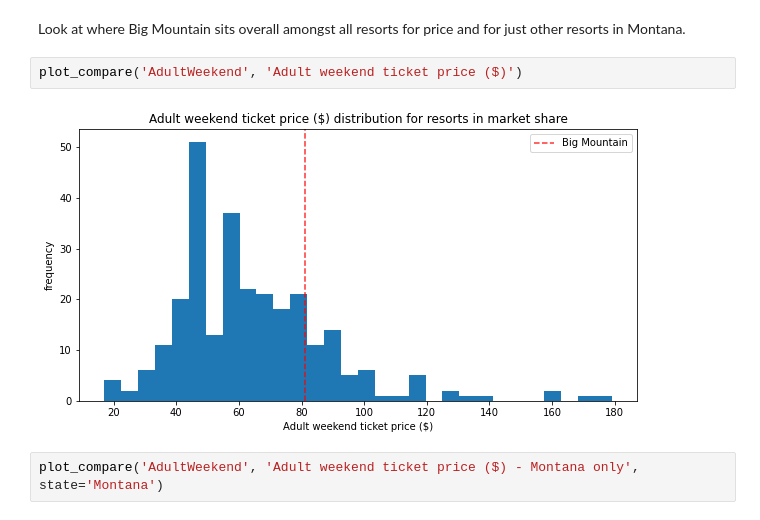
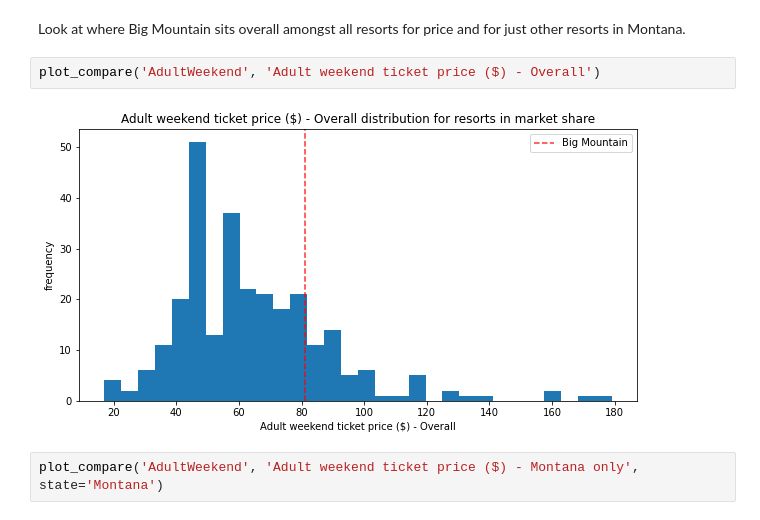
Before and after one commit to datasetdeepdiver/DataScienceGuidedCapstone, a Jupyter notebook: Notebooks/05_modeling.ipynb, the cells around one changed output. Cells and saved outputs as stored; diff of their text form.

```diff
--- a/Notebooks/05_modeling.ipynb
+++ b/Notebooks/05_modeling.ipynb
@@ -195,9 +195,9 @@ def plot_compare(feat_name, description, state=None, figsize=(10, 5)):
 # %% [markdown]
 Look at where Big Mountain sits overall amongst all resorts for price and for just other resorts in Montana.
 # %%
-plot_compare('AdultWeekend', 'Adult weekend ticket price ($)')
+plot_compare('AdultWeekend', 'Adult weekend ticket price ($) - Overall')
 # %% [output]
-[figure, old version]
+[figure, new version]
 # %%
 plot_compare('AdultWeekend', 'Adult weekend ticket price ($) - Montana only', state='Montana')
 # %% [output]
```
Also changed, not shown: 1 other file.
